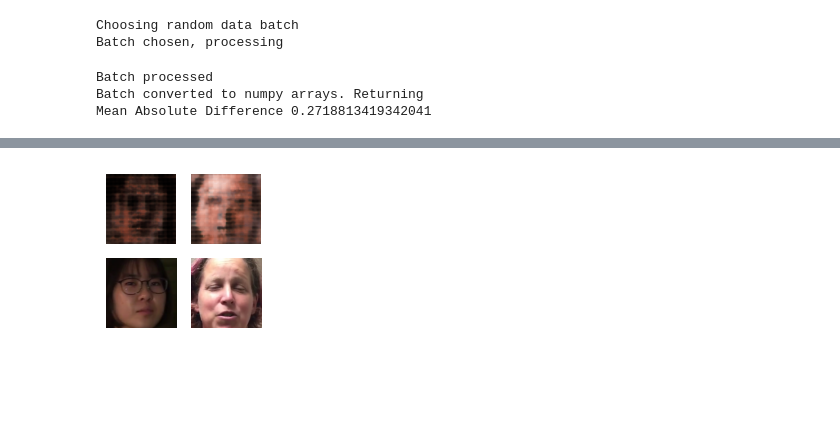
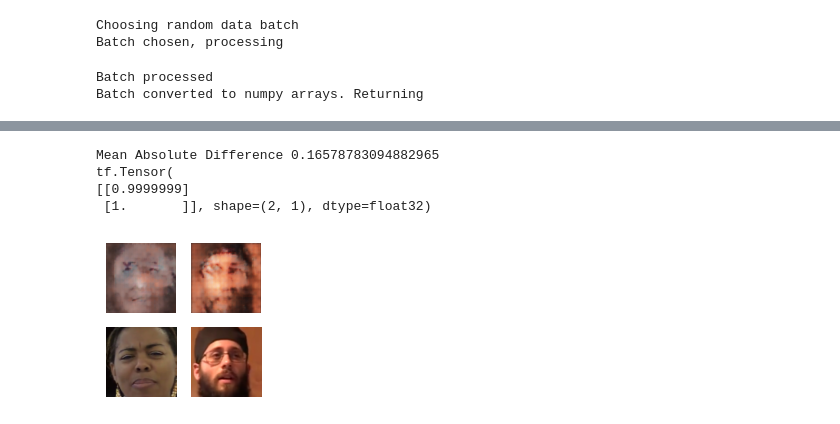
Before and after one commit to Blinco0/deepfake-lip-sync, a Jupyter notebook: demo.ipynb, the cells around one changed output, grey strips where cells are left out. Saved outputs shown, nothing was run; the diff lists cells and outputs as text; code cells hidden in the pictures; blank space fills up the shorter version.

Commit message:
New Model
Former-commit-id: 2dd41ec855a3e296b7702466a89301f7702bf406

```diff
--- a/demo.ipynb
+++ b/demo.ipynb
@@ -34,12 +34,12 @@ To enable them in other operations, rebuild TensorFlow with the appropriate comp
 # %%
-def khoas_get_batch(batch_size, seed=0):
+def random_get_batch(batch_size, seed=0):
     """
     Khoa's custom function
     The real stuff needs the real function
     """
     random.seed(seed)
 
-    data_path = '/media/khoa/Stuff/dataset/train/real/'
+    data_path = '/media/khoa/WD SSD/dataset/train/real/'
 
     # Go through datapath, append every png file to the png list.
     png_list = []
@@ -120,9 +120,10 @@ def khoas_get_batch(batch_size, seed=0):
 def generate_and_save_images(model, epoch, original_images, gen_imgs, audio_samples, save=True):
   # Notice `training` is set to False.
   # This is so all layers run in inference mode (batchnorm).
-  predictions, _ = model([gen_imgs, audio_samples])
+  predictions, d = model([gen_imgs, audio_samples])
 
   print("Mean Absolute Difference {}".format(np.mean(np.absolute(predictions[1]-predictions[0]))))
+  print(d)
 
   fig = plt.figure(figsize=(2, 2))
 
@@ -139,5 +140,5 @@ def generate_and_save_images(model, epoch, original_images, gen_imgs, audio_samp
     plt.savefig("./generated_images/image_at_epoch_{:04d}.png".format(epoch))
   plt.show()
 # %%
-gen = keras.models.load_model('./saved_models/generator/khoa1000epochs/')
+gen = keras.models.load_model('./saved_models/generator/khoa10000epochs/')
 # %% [output]
@@ -156,9 +157,8 @@ To enable them in other operations, rebuild TensorFlow with the appropriate comp
 # %%
-imgs, img_concats, audio_samples = khoas_get_batch(2, 100)
+imgs, img_concats, audio_samples = random_get_batch(2, 3610)
 generate_and_save_images(gen, 100, imgs, img_concats, audio_samples, False)
 # %% [output]
 Choosing random data batch
 Batch chosen, processing
 Batch processed
 Batch converted to numpy arrays. Returning
-Mean Absolute Difference 0.2718813419342041
@@ -165 +167,5 @@ Mean Absolute Difference 0.2718813419342041
+Mean Absolute Difference 0.16578783094882965
+tf.Tensor(
+[[0.9999999]
+ [1.       ]], shape=(2, 1), dtype=float32)
-[figure, old version]
+[figure, new version]
```
Also changed, not shown: parts of 3 cells of this notebook, 10 other files.
